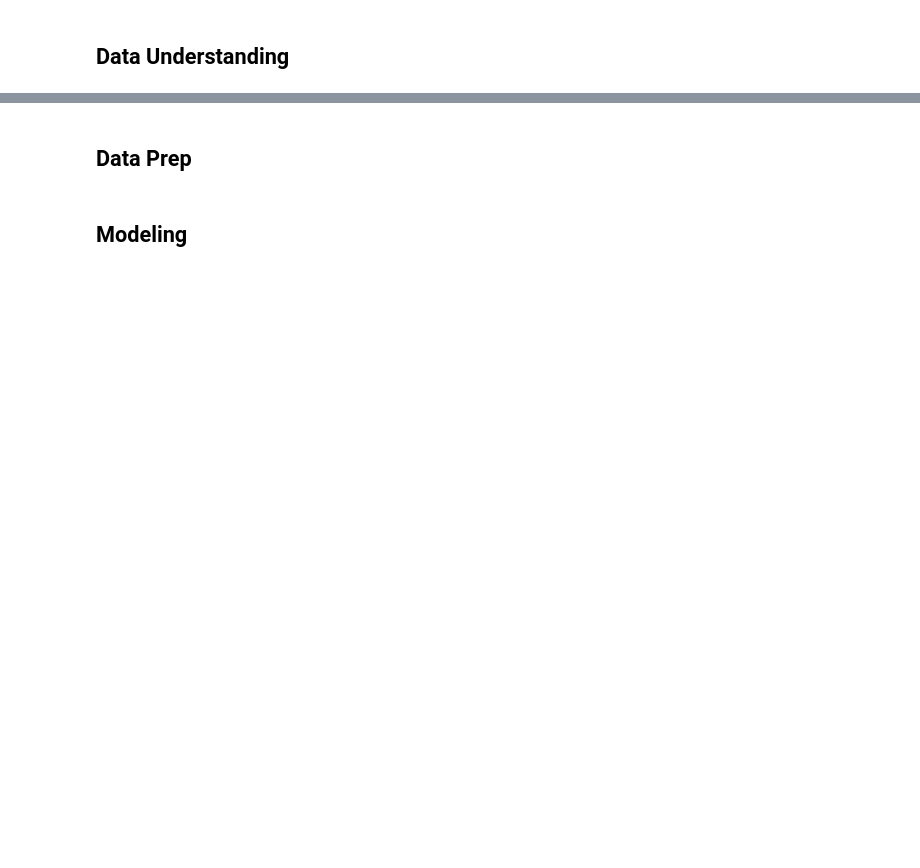
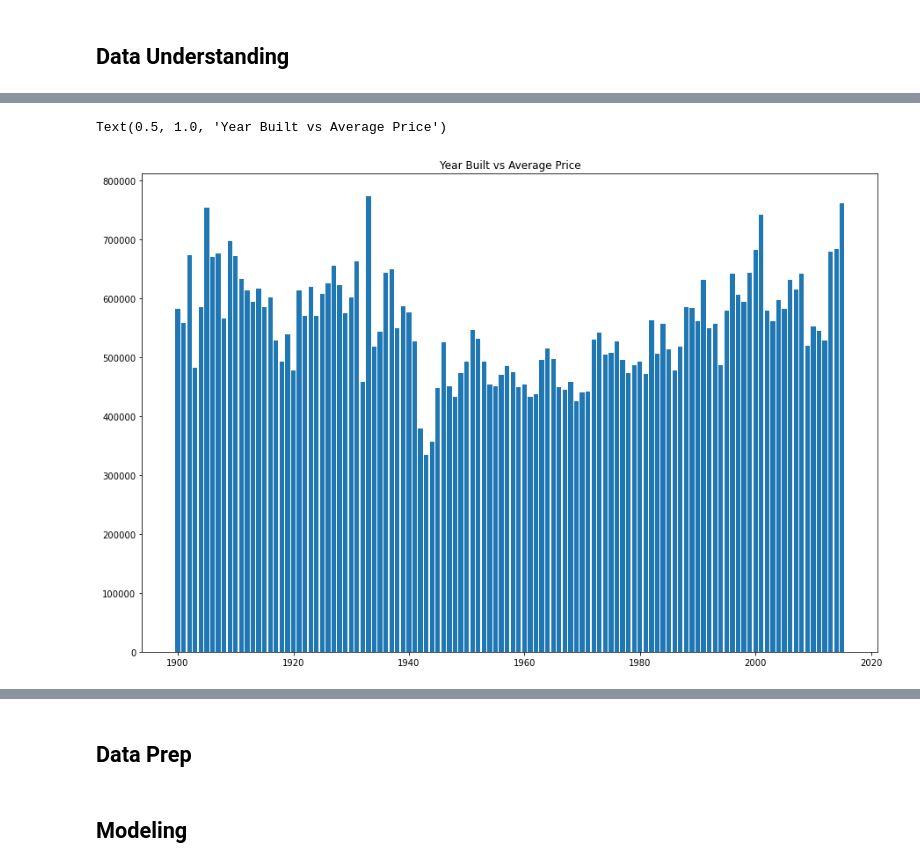
Before and after one commit to Luv2bnanook44/phase_2_project_quanggang, a Jupyter notebook: notebooks/jamie_notebook.ipynb, the cells around one changed output, grey strips where cells are left out. Saved outputs shown, nothing was run; the diff lists cells and outputs as text; code cells hidden in the pictures; blank space fills up the shorter version.

Commit message:
exploring data

```diff
--- a/notebooks/jamie_notebook.ipynb
+++ b/notebooks/jamie_notebook.ipynb
@@ -18,0 +32,2 @@
+# %%
+df = pd.read_csv('../src/kc_house_data.csv')
@@ -18,0 +68,2 @@
+# %%
+years = sorted(df.yr_built.value_counts().index)
@@ -18,0 +132,11 @@
+# %%
+# Avg Sale Price vs Year built
+avg_prices = [df['price'][df['yr_built']==year].mean() for year in years]
+years = sorted(df.yr_built.value_counts().index)
+
+fig, ax = plt.subplots(figsize=(15,10))
+ax.bar(years, avg_prices)
+ax.set_title('Year Built vs Average Price')
+# %% [output]
+Text(0.5, 1.0, 'Year Built vs Average Price')
+[figure, added]
```
Also changed, not shown: parts of 13 cells of this notebook.
